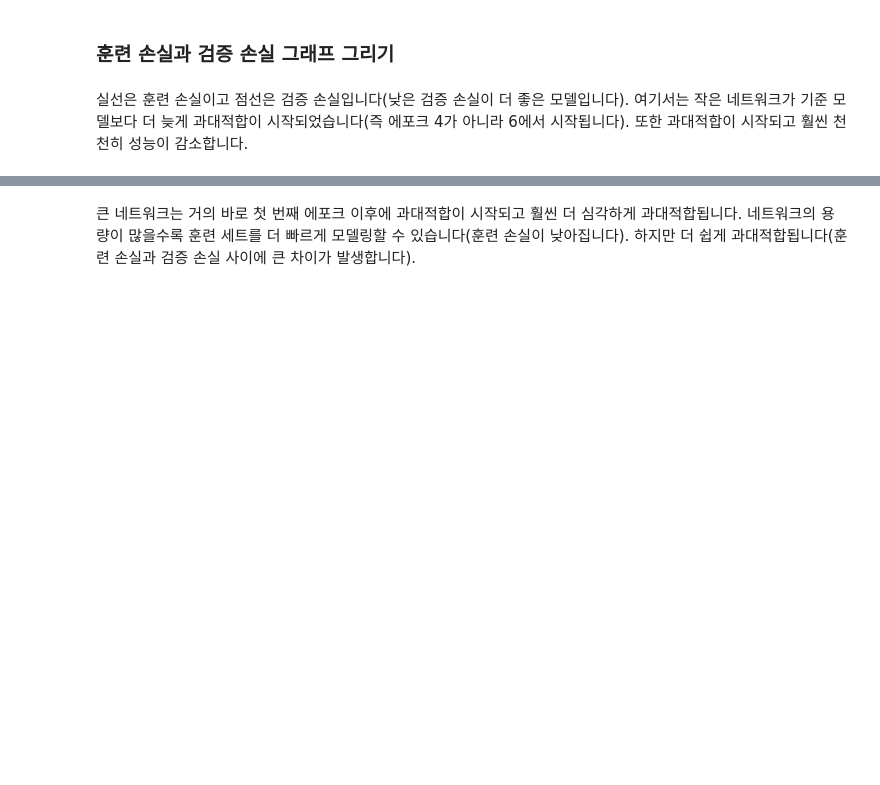
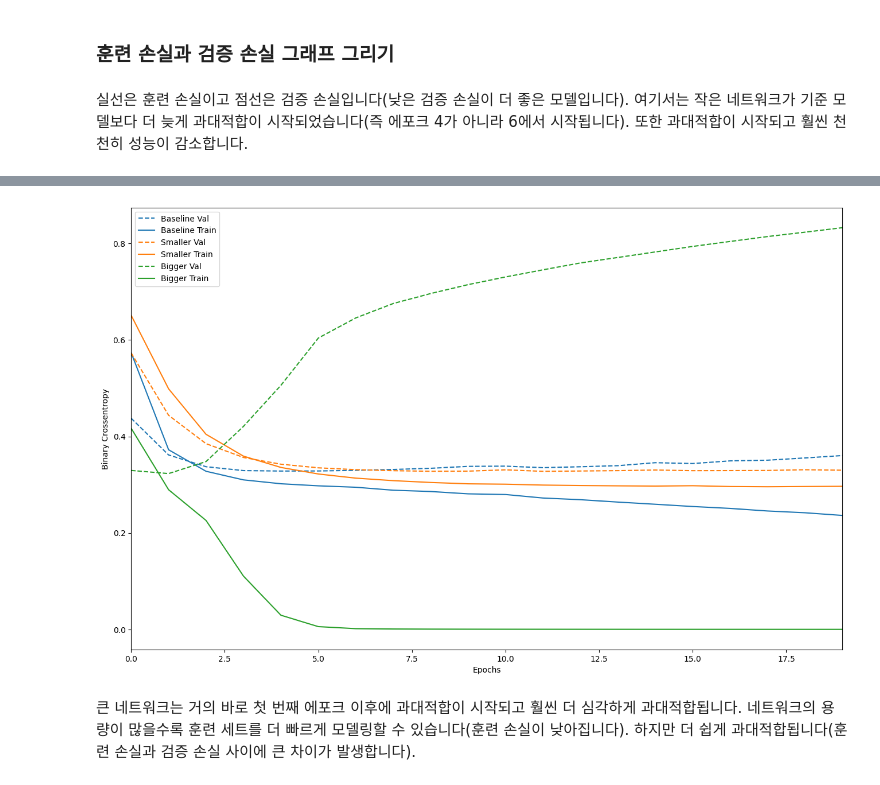
Before and after one commit to Ihan0316/ai_scool, a Jupyter notebook: 7월/7-24/07Overfit_Underfit-imdb-0.ipynb, the cells around one changed output, grey strips where cells are left out. Cells and saved outputs as stored; diff of their text form; code cells hidden in the pictures; blank space fills up the shorter version.

```diff
--- a/7월/7-24/07Overfit_Underfit-imdb-0.ipynb
+++ b/7월/7-24/07Overfit_Underfit-imdb-0.ipynb
@@ -239,0 +294,8 @@ Epoch 20/20
+# %%
+bigger_history = bigger_model.fit(train_data,
+                                    train_labels,
+                                    epochs = 20,
+                                    batch_size = 512,
+                                    validation_data = (test_data, test_labels),
+                                    verbose = 0,
+                                    callbacks = [TqdmCallback()])
@@ -254,17 +319,25 @@ print(f"테스트 이진 교차 엔트로피: {binary_crossentropy:.4f}")
 # %% [markdown]
 실선은 훈련 손실이고 점선은 검증 손실입니다(낮은 검증 손실이 더 좋은 모델입니다). 여기서는 작은 네트워크가 기준 모델보다 더 늦게 과대적합이 시작되었습니다(즉 에포크 4가 아니라 6에서 시작됩니다). 또한 과대적합이 시작되고 훨씬 천천히 성능이 감소합니다.
 # %%
+import matplotlib.pyplot as plt
+
 def plot_history(histories, key='binary_crossentropy'):
-  plt.figure(figsize=(16,10))
+    plt.figure(figsize=(16, 10))
 
-  for name, history in histories:
-    val = plt.plot(history.epoch, history.history['val_'+key],
-                   '--', label=name.title()+' Val')
-    plt.plot(history.epoch, history.history[key], color=val[0].get_color(),
-             label=name.title()+' Train')
+    max_epoch = 0  # 전체에서 가장 긴 epoch를 기록
 
-  plt.xlabel('Epochs')
-  plt.ylabel(key.replace('_',' ').title())
-  plt.legend()
+    for name, history in histories:
+        # history.epoch가 없으면 range 길이 사용
+        epochs = getattr(history, 'epoch', range(len(history.history[key])))
+        max_epoch = max(max_epoch, max(epochs))
 
-  plt.xlim([0,max(history.epoch)])
+        val = plt.plot(epochs, history.history['val_' + key],
+                    '--', label=f'{name.title()} Val')
+        plt.plot(epochs, history.history[key], color=val[0].get_color(),
+                label=f'{name.title()} Train')
+
+    plt.xlabel('Epochs')
+    plt.ylabel(key.replace('_', ' ').title())
+    plt.legend()
+    plt.xlim([0, max_epoch])
+    plt.show()
@@ -274,3 +344,14 @@ def plot_history(histories, key='binary_crossentropy'):
+# %%
+plot_history(
+    [
+        ('baseline', baseline_history),
+        ('smaller', smaller_history),
+        ('bigger', bigger_history)
+    ],
+    'binary_crossentropy'
+)
+# %% [output]
+[figure, added]
 # %% [markdown]
 큰 네트워크는 거의 바로 첫 번째 에포크 이후에 과대적합이 시작되고 훨씬 더 심각하게 과대적합됩니다. 네트워크의 용량이 많을수록 훈련 세트를 더 빠르게 모델링할 수 있습니다(훈련 손실이 낮아집니다). 하지만 더 쉽게 과대적합됩니다(훈련 손실과 검증 손실 사이에 큰 차이가 발생합니다).
 # %% [markdown]
```
Also changed, not shown: parts of 60 cells of this notebook.
